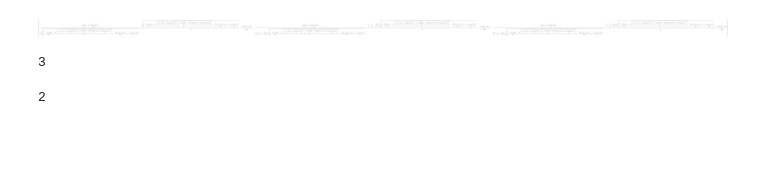
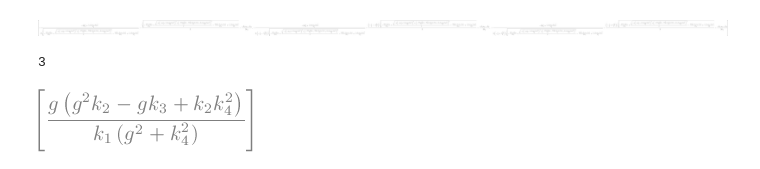
Before and after one commit to sergicalsix/pyCode, a Jupyter notebook: others/simulation/switch_solve.ipynb, the cells around one changed output. Drawn from its saved outputs; the diff is of its cells as text; code cells hidden in the pictures; blank space fills up the shorter version.

```diff
--- a/others/simulation/switch_solve.ipynb
+++ b/others/simulation/switch_solve.ipynb
@@ -12,8 +12,11 @@ display(solve)
 print(len(solve))
 # %% [output]
 3
-# %%
-a = [-1,1,2]
-print(sum([1 if i > 0 else 0 for i in a]))
-# %% [output]
-2
+# %%
+k1_, k2_, k3_, k4_ = 1, 0.4, 1, 1
+sympy.var('k1_,k2_,k3_,k4_,s0_,g_')
+solve = sympy.solve(k1_*s0_ - k2_*g_ + k3_*g_**2 / (k4_**2 + g_**2), s0_)
+sympy.init_printing()
+display(solve)
+# %% [output]
+[figure, added]
```
Also changed, not shown: 2 other files.
